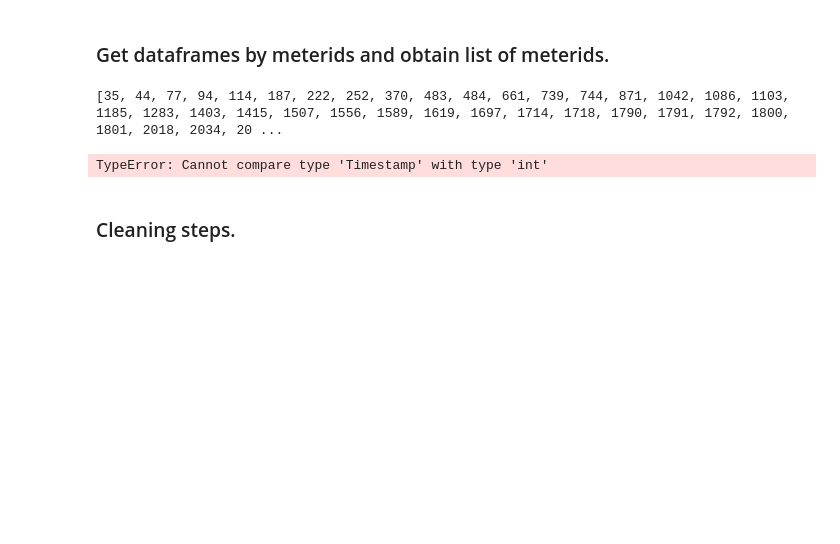
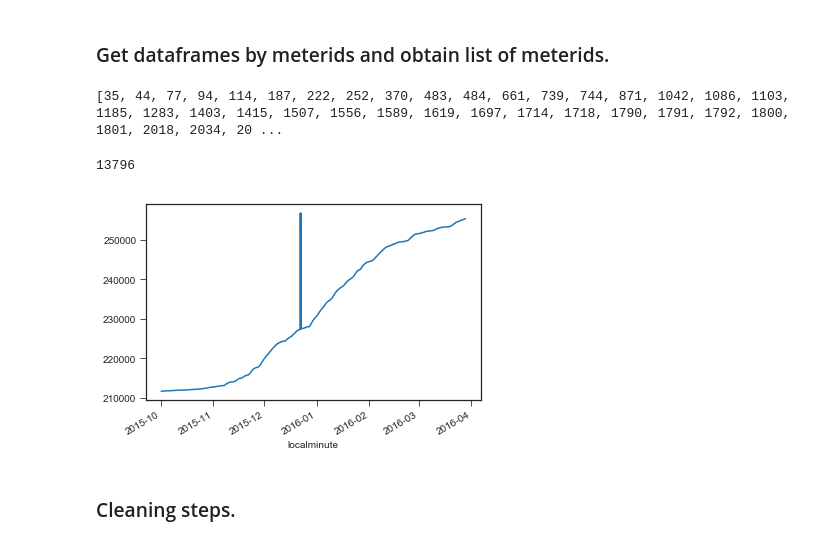
Before and after one commit to melvintzw/ee4211, a Jupyter notebook: cleaning.ipynb, the cells around one changed output. Saved outputs shown, nothing was run; the diff lists cells and outputs as text; code cells hidden in the pictures; blank space fills up the shorter version.

```diff
--- a/cleaning.ipynb
+++ b/cleaning.ipynb
@@ -32,11 +29,17 @@ def zoom(df, start_date, end_date):
 
     new_df = df.iloc[mask]
     return new_df
+# %%
+key = 9639
+df_i = groups.get_group(key)
+df_i['meter_value'].plot()
+display(len(df_i))
+# %% [output]
+13796
+[figure, added]
 # %%
 # example for zoom
 df_i_1mth = zoom(df_i, '2016-01-01', '2016-02-01')
-# %% [output]
-TypeError: Cannot compare type 'Timestamp' with type 'int'
 # %% [markdown]
 ### Cleaning steps.
 # %%
```
Also changed, not shown: parts of 18 cells of this notebook, 1 other file.
